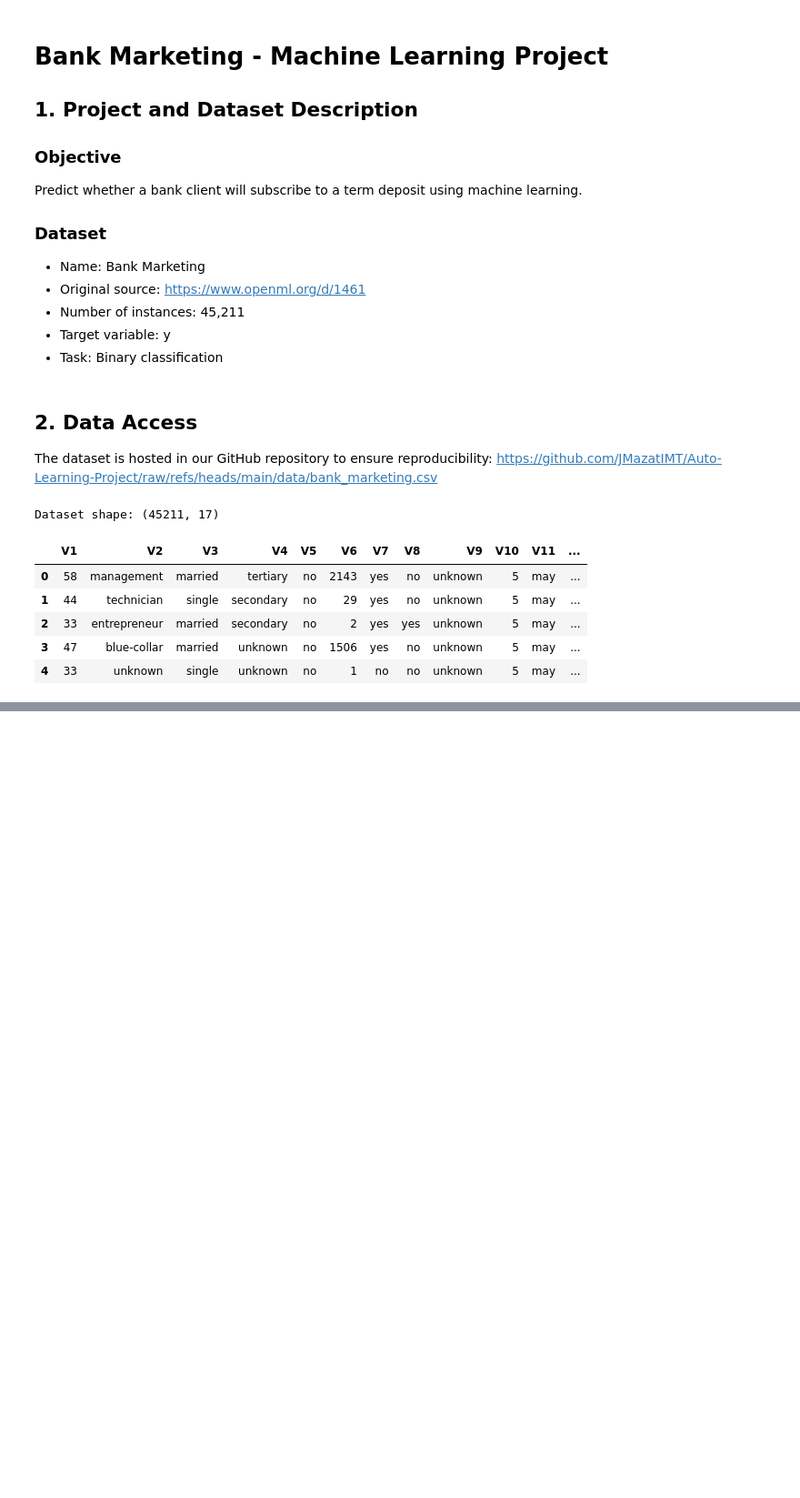
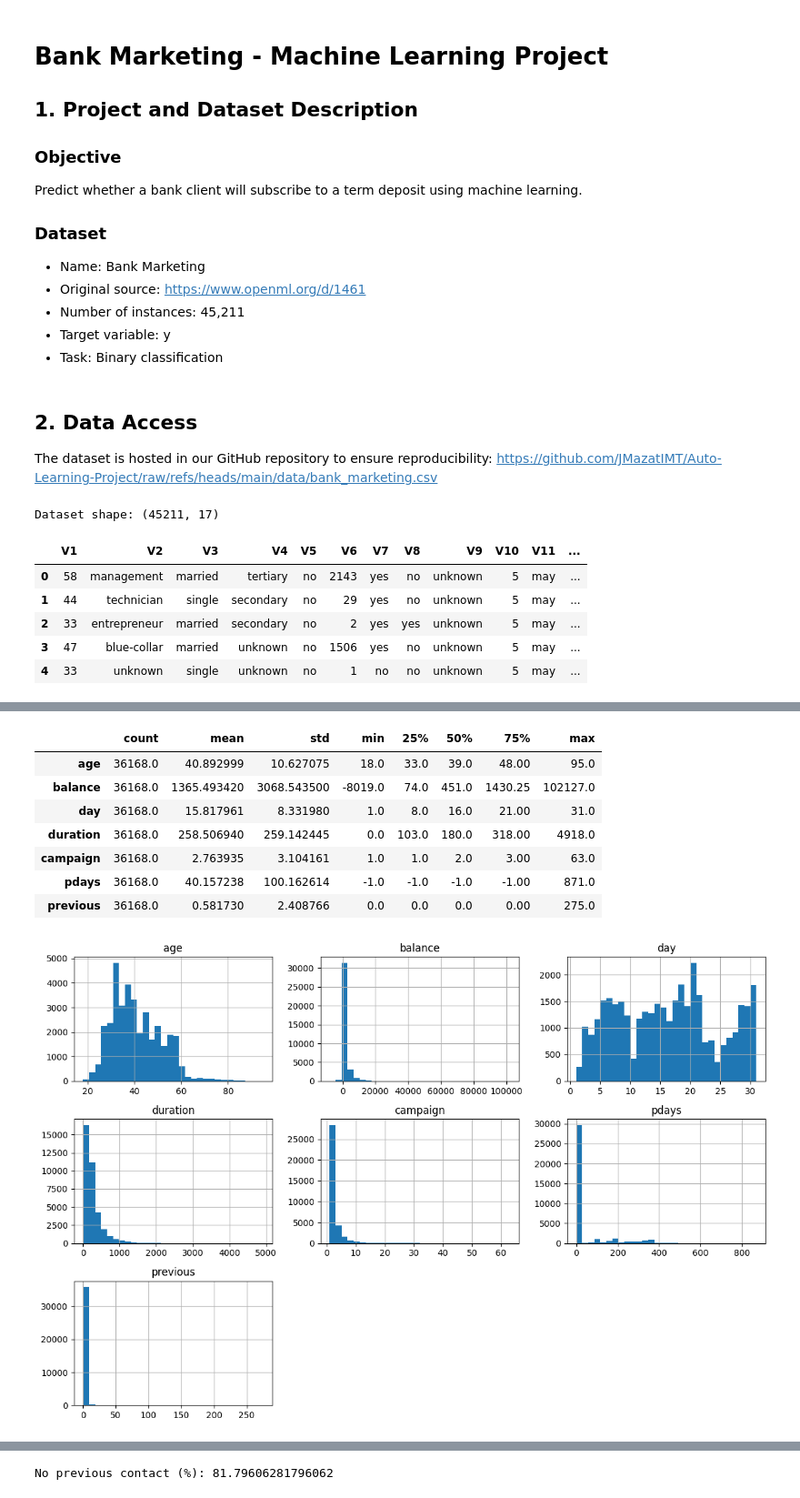
Before and after one commit to JMazatIMT/Auto-Learning-Project, a Jupyter notebook: bank_marketing.ipynb, the cells around one changed output, grey strips where cells are left out. Shown at 91% size. Cells and saved outputs as stored; diff of their text form; code cells hidden in the pictures; blank space fills up the shorter version.

```diff
--- a/bank_marketing.ipynb
+++ b/bank_marketing.ipynb
@@ -40,0 +51,14 @@ Dataset shape: (45211, 17)
+# %%
+df = df.rename(columns={
+    "V1": "age", "V2": "job", "V3": "marital", "V4": "education",
+    "V5": "default", "V6": "balance", "V7": "housing", "V8": "loan",
+    "V9": "contact", "V10": "day", "V11": "month", "V12": "duration",
+    "V13": "campaign", "V14": "pdays", "V15": "previous", "V16": "poutcome"
+})
+
+features = df.drop(columns="y")
+numerical_features = features.select_dtypes(include="number").columns.tolist()
+categorical_features = features.select_dtypes(exclude="number").columns.tolist()
+df.info()
+print("Numerical features:", numerical_features)
+print("Categorical features:", categorical_features)
@@ -40,0 +89,6 @@ Dataset shape: (45211, 17)
+# %%
+df_train, df_test = train_test_split(
+    df, test_size=0.2, random_state=42, stratify=df["y"]
+)
+df_eda = df_train.copy()
+print("Development set:", df_train.shape, "Test set:", df_test.shape)
@@ -40,0 +133,20 @@ Dataset shape: (45211, 17)
+# %%
+display(df_eda[numerical_features].describe().T)
+df_eda[numerical_features].hist(bins=30, figsize=(12, 8))
+plt.tight_layout()
+plt.show()
+
+df_eda[numerical_features].plot.box(subplots=True, layout=(2, 4), figsize=(12, 7))
+plt.tight_layout()
+plt.show()
+print("No previous contact (%):", 100 * df_eda["pdays"].eq(-1).mean())
+# %% [output]
+|  | count | mean | std | min | 25% | 50% | 75% | max |
+| age | 36168.0 | 40.892999 | 10.627075 | 18.0 | 33.0 | 39.0 | 48.00 | 95.0 |
+| balance | 36168.0 | 1365.493420 | 3068.543500 | -8019.0 | 74.0 | 451.0 | 1430.25 | 102127.0 |
+| day | 36168.0 | 15.817961 | 8.331980 | 1.0 | 8.0 | 16.0 | 21.00 | 31.0 |
+| duration | 36168.0 | 258.506940 | 259.142445 | 0.0 | 103.0 | 180.0 | 318.00 | 4918.0 |
+| campaign | 36168.0 | 2.763935 | 3.104161 | 1.0 | 1.0 | 2.0 | 3.00 | 63.0 |
+| pdays | 36168.0 | 40.157238 | 100.162614 | -1.0 | -1.0 | -1.0 | -1.00 | 871.0 |
+| previous | 36168.0 | 0.581730 | 2.408766 | 0.0 | 0.0 | 0.0 | 0.00 | 275.0 |
+[figure, added]
@@ -40,0 +154 @@ Dataset shape: (45211, 17)
+No previous contact (%): 81.79606281796062
```
Also changed, not shown: parts of 17 cells of this notebook.
